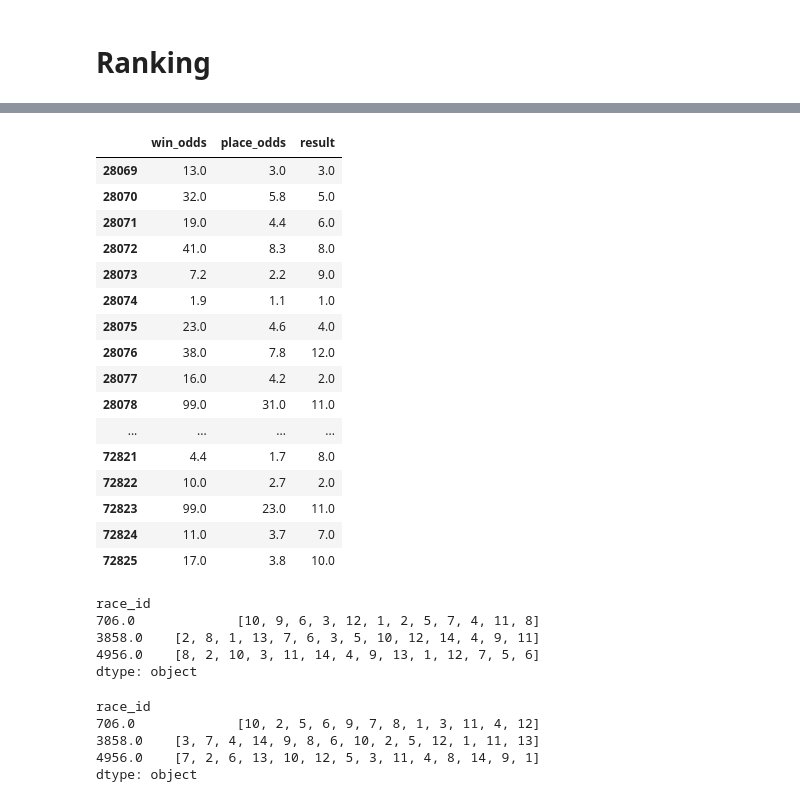
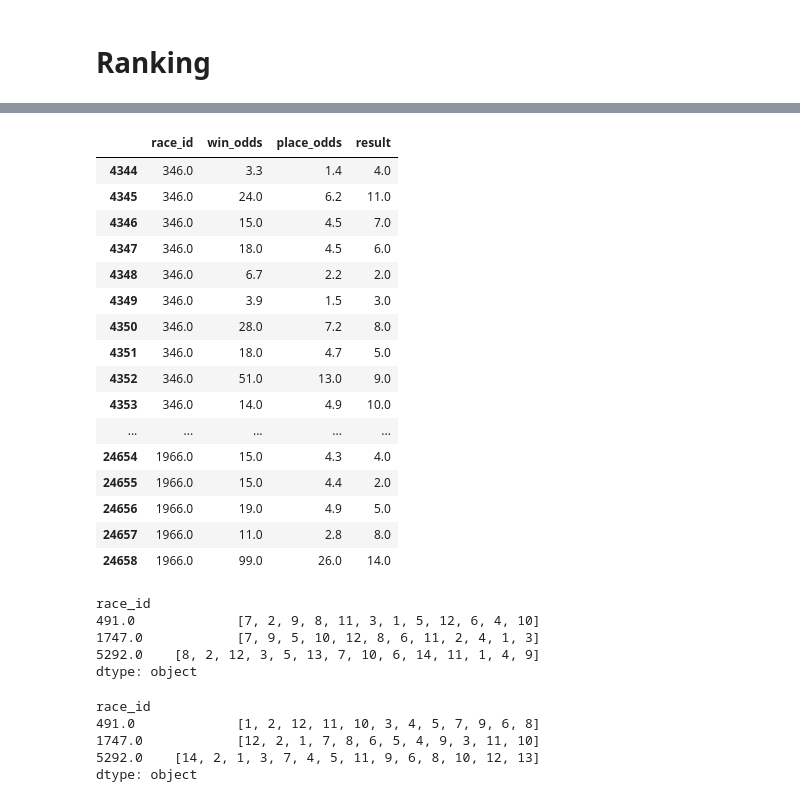
Before and after one commit to phamngochieu123456/HK_Race, a Jupyter notebook: HK_Race_2.ipynb, the cells around one changed output, grey strips where cells are left out. Cells and saved outputs as stored; diff of their text form; code cells hidden in the pictures.

```diff
--- a/HK_Race_2.ipynb
+++ b/HK_Race_2.ipynb
@@ -222,7 +222,7 @@ model = xgb.XGBRanker(
     objective='rank:pairwise',
     random_state=42,
     learning_rate=0.1,
-    colsample_bytree=0.5,
+    colsample_bytree=0.8,
     eta=0.05,
     max_depth=6,
     n_estimators=200,
@@ -232,6 +232,6 @@ model = xgb.XGBRanker(
 model.fit(X_train, y_train,
           group=groups,
           verbose=True,
-          feature_weights=[1, 1, 1, 1, 1, 1, 5, 5, 1, 1, 1, 1, 1, 1])
+          feature_weights=[1, 1, 1, 1, 1, 1, 0.5, 0.5, 1, 1, 1, 1, 1, 1])
 # %% [output]
 XGBRanker(base_score=None, booster='gbtree', callbacks=None,
@@ -321,38 +321,38 @@ race_id
 dtype: object
 # %%
-data.iloc[np.where(data['race_id'].isin(correct_idxs_test[true_idxs]) == True)[0]][['win_odds', 'place_odds', 'result']]
+data.iloc[np.where(data['race_id'].isin(correct_idxs_test[true_idxs]) == True)[0]][['race_id', 'win_odds', 'place_odds', 'result']]
 # %% [output]
-|  | win_odds | place_odds | result |
-| 28069 | 13.0 | 3.0 | 3.0 |
-| 28070 | 32.0 | 5.8 | 5.0 |
-| 28071 | 19.0 | 4.4 | 6.0 |
-| 28072 | 41.0 | 8.3 | 8.0 |
-| 28073 | 7.2 | 2.2 | 9.0 |
-| 28074 | 1.9 | 1.1 | 1.0 |
-| 28075 | 23.0 | 4.6 | 4.0 |
-| 28076 | 38.0 | 7.8 | 12.0 |
-| 28077 | 16.0 | 4.2 | 2.0 |
-| 28078 | 99.0 | 31.0 | 11.0 |
-| ... | ... | ... | ... |
-| 72821 | 4.4 | 1.7 | 8.0 |
-| 72822 | 10.0 | 2.7 | 2.0 |
-| 72823 | 99.0 | 23.0 | 11.0 |
-| 72824 | 11.0 | 3.7 | 7.0 |
-| 72825 | 17.0 | 3.8 | 10.0 |
+|  | race_id | win_odds | place_odds | result |
+| 4344 | 346.0 | 3.3 | 1.4 | 4.0 |
+| 4345 | 346.0 | 24.0 | 6.2 | 11.0 |
+| 4346 | 346.0 | 15.0 | 4.5 | 7.0 |
+| 4347 | 346.0 | 18.0 | 4.5 | 6.0 |
+| 4348 | 346.0 | 6.7 | 2.2 | 2.0 |
+| 4349 | 346.0 | 3.9 | 1.5 | 3.0 |
+| 4350 | 346.0 | 28.0 | 7.2 | 8.0 |
+| 4351 | 346.0 | 18.0 | 4.7 | 5.0 |
+| 4352 | 346.0 | 51.0 | 13.0 | 9.0 |
+| 4353 | 346.0 | 14.0 | 4.9 | 10.0 |
+| ... | ... | ... | ... | ... |
+| 24654 | 1966.0 | 15.0 | 4.3 | 4.0 |
+| 24655 | 1966.0 | 15.0 | 4.4 | 2.0 |
+| 24656 | 1966.0 | 19.0 | 4.9 | 5.0 |
+| 24657 | 1966.0 | 11.0 | 2.8 | 8.0 |
+| 24658 | 1966.0 | 99.0 | 26.0 | 14.0 |
 # %%
 y_true_test.iloc[np.where(predictions_test.index.isin(wrong_idxs_test[false_idxs]) == True)[0]]
 # %% [output]
 race_id
-706.0             [10, 9, 6, 3, 12, 1, 2, 5, 7, 4, 11, 8]
-3858.0    [2, 8, 1, 13, 7, 6, 3, 5, 10, 12, 14, 4, 9, 11]
-4956.0    [8, 2, 10, 3, 11, 14, 4, 9, 13, 1, 12, 7, 5, 6]
+491.0             [7, 2, 9, 8, 11, 3, 1, 5, 12, 6, 4, 10]
+1747.0            [7, 9, 5, 10, 12, 8, 6, 11, 2, 4, 1, 3]
+5292.0    [8, 2, 12, 3, 5, 13, 7, 10, 6, 14, 11, 1, 4, 9]
 dtype: object
 # %%
 predictions_test.iloc[np.where(predictions_test.index.isin(wrong_idxs_test[false_idxs]) == True)[0]]
 # %% [output]
 race_id
-706.0             [10, 2, 5, 6, 9, 7, 8, 1, 3, 11, 4, 12]
-3858.0    [3, 7, 4, 14, 9, 8, 6, 10, 2, 5, 12, 1, 11, 13]
-4956.0    [7, 2, 6, 13, 10, 12, 5, 3, 11, 4, 8, 14, 9, 1]
+491.0             [1, 2, 12, 11, 10, 3, 4, 5, 7, 9, 6, 8]
+1747.0            [12, 2, 1, 7, 8, 6, 5, 4, 9, 3, 11, 10]
+5292.0    [14, 2, 1, 3, 7, 4, 5, 11, 9, 6, 8, 10, 12, 13]
 dtype: object
 # %%
```
Also changed, not shown: parts of 6 cells of this notebook.
